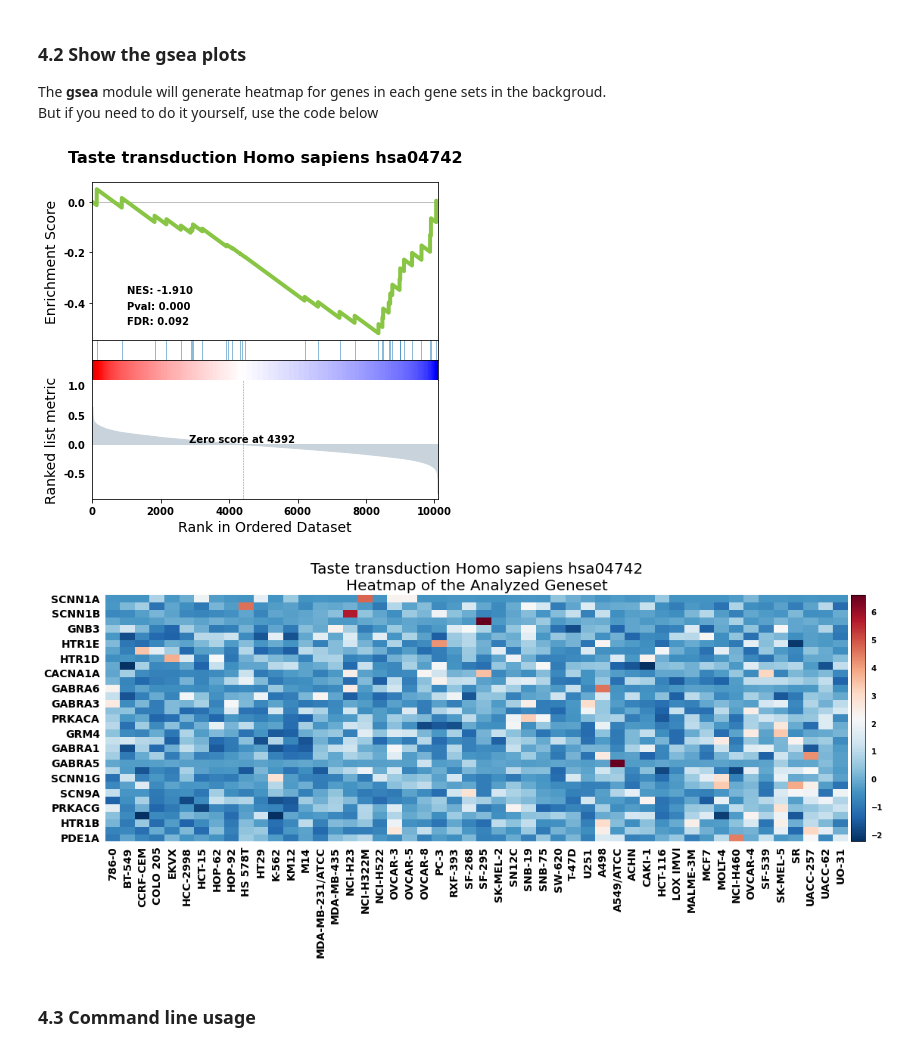
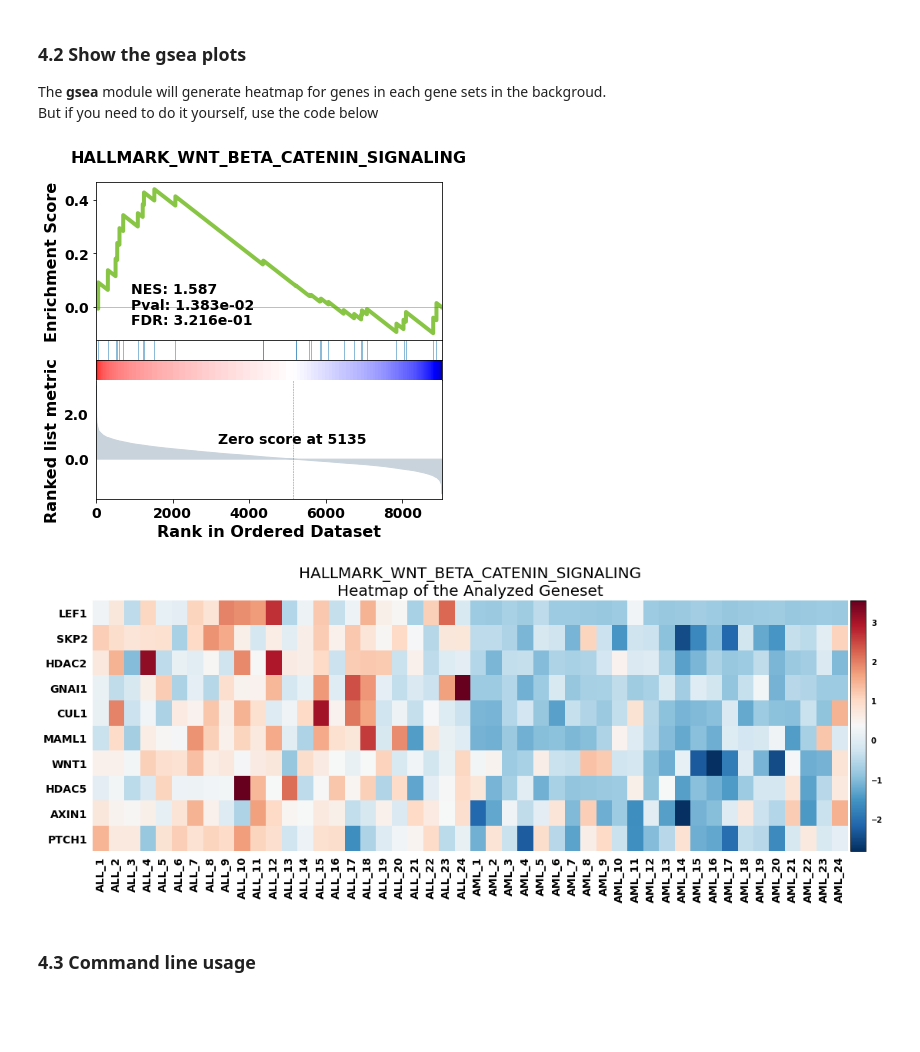
Before and after one commit to zqfang/GSEApy, a Jupyter notebook: docs/gseapy_example.ipynb, the cells around one changed output. Cells and saved outputs as stored; diff of their text form; code cells hidden in the pictures; blank space fills up the shorter version.

```diff
--- a/docs/gseapy_example.ipynb
+++ b/docs/gseapy_example.ipynb
@@ -289,4 +313,4 @@ print(class_vector)
 # %%
-gene_exp = pd.read_csv("./tests/data/P53.txt", sep="\t")
+gene_exp = pd.read_csv("./tests/extdata/Leukemia_hgu95av2.trim.txt", sep="\t")
 gene_exp.head()
 # %% [output]
@@ -310,13 +334,11 @@ negtively correlated:  WT
 # enrichr libraries are supported by gsea module. Just provide the name
 
 gs_res = gp.gsea(data=gene_exp, # or data='./P53_resampling_data.txt'
-                 gene_sets='KEGG_2016', # enrichr library names
-                 cls= './tests/data/P53.cls', # cls=class_vector
+                 gene_sets='./tests/extdata/h.all.v7.0.symbols.gmt', # enrichr library names
+                 cls= "./tests/extdata/Leukemia.cls", # cls=class_vector
                  # set permutation_type to phenotype if samples >=15
                  permutation_type='phenotype',
-                 permutation_num=100, # reduce number to speed up test
+                 permutation_num=1000, # reduce number to speed up test
                  outdir=None,  # do not write output to disk
-                 no_plot=True, # Skip plotting
                  method='signal_to_noise',
-                 processes=4, seed= 7,
-                 format='png')
+                 processes=4, seed= 7)
@@ -337,19 +360,20 @@ gs_res.res2d.sort_index().head()
 The **gsea** module will generate heatmap for genes in each gene sets in the backgroud.
 But if you need to do it yourself, use the code below
 # %%
-from gseapy.plot import gseaplot, heatmap
-terms = gs_res.res2d.index
+from gseapy import gseaplot, heatmap
+terms = gs_res.res2d.Term
+i = 2
 # Make sure that ``ofname`` is not None, if you want to save your figure to disk
-gseaplot(gs_res.ranking, term=terms[0], **gs_res.results[terms[0]])
+gseaplot(gs_res.ranking, term=terms[i], **gs_res.results[terms[i]])
 # %% [output]
-[figure, old version]
+[figure, new version]
 # %%
 # plotting heatmap
-genes = gs_res.res2d.genes[0].split(";")
+genes = gs_res.res2d.Lead_genes[i].split(";")
 # Make sure that ``ofname`` is not None, if you want to save your figure to disk
-heatmap(df = gs_res.heatmat.loc[genes], z_score=0, title=terms[0], figsize=(18,6))
+heatmap(df = gs_res.heatmat.loc[genes], z_score=0, title=terms[i], figsize=(18,6), cmap=plt.cm.RdBu_r)
 # %% [output]
-[figure, old version]
+[figure, new version]
 # %% [markdown]
 ### 4.3 Command line usage
 # %% [markdown]
```
Also changed, not shown: parts of 48 cells of this notebook, 1 other file.
